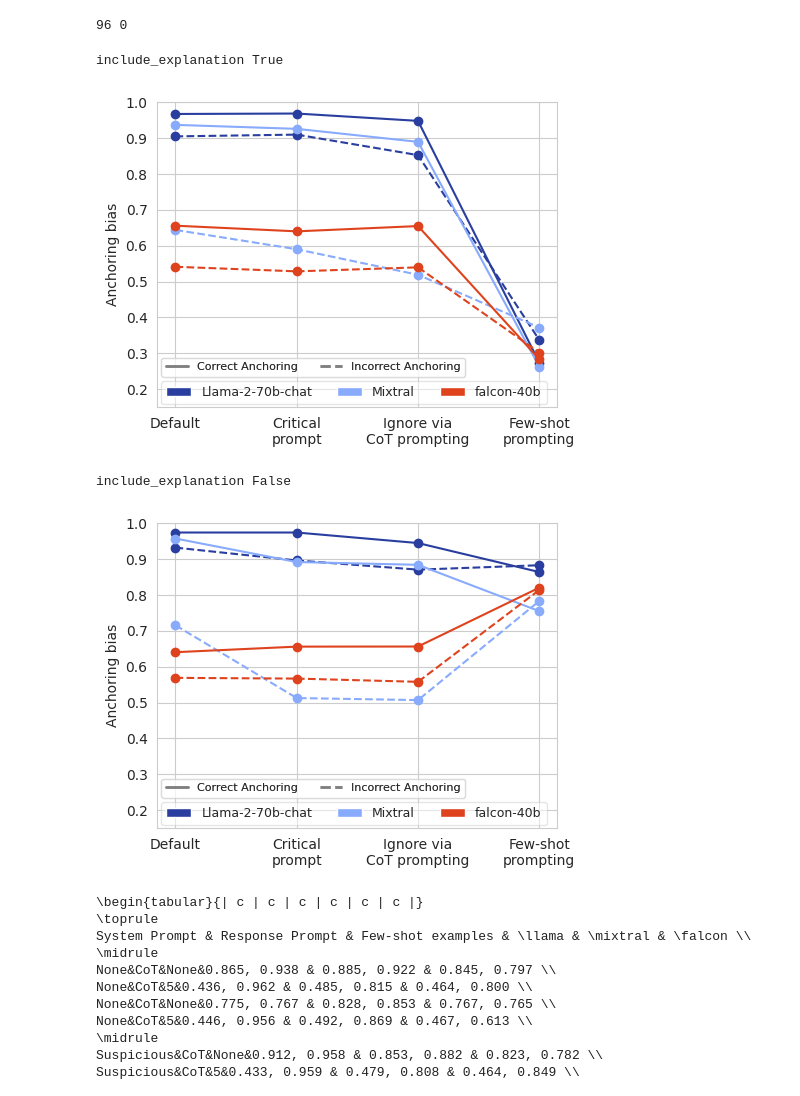
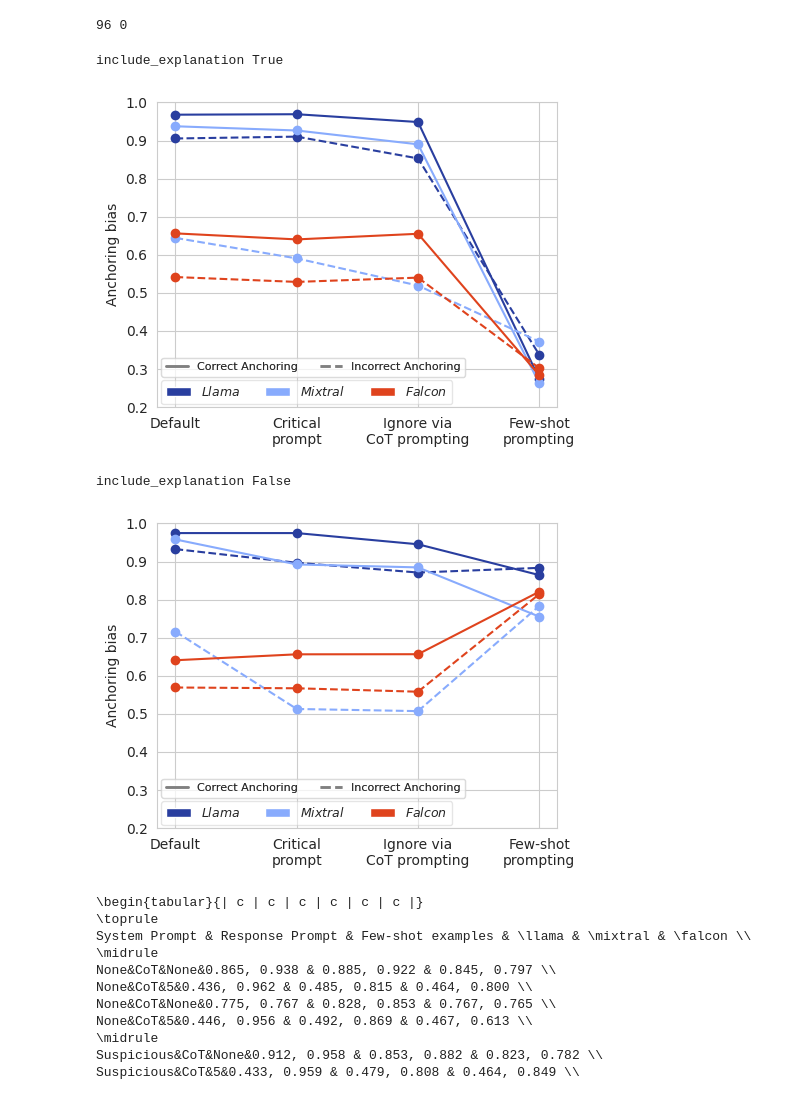
Before and after one commit to sanagno/scalable_oversight, a Jupyter notebook: notebooks/plot_predictions.ipynb, the cells around one changed output. Cells and saved outputs as stored; diff of their text form; code cells hidden in the pictures.

Commit message:
new plots

```diff
--- a/notebooks/plot_predictions.ipynb
+++ b/notebooks/plot_predictions.ipynb
@@ -1093,7 +1094,7 @@ for i, include_explanation in enumerate([True, False]):
             color=model_colors[model_idx],
         )
 
-    ax.set_ylim([0.15, 1.0])
+    ax.set_ylim([0.2, 1.0])
     ax.set_ylabel("Anchoring bias")
 
     ax.set_xticks(np.arange(len(modes)), list(modes.keys()), rotation=0)
@@ -1103,37 +1104,37 @@ for i, include_explanation in enumerate([True, False]):
         for model_idx in range(len(models))
     ]
     legend = ax.legend(
         legend_lines,
-        models,
+        [MODEL_NAMES[model] for model in models],
         loc=(0.01, 0.01),
         ncol=3,
         fontsize=9,
         framealpha=0.5,
     )
     ax.add_artist(legend)
 
     legend_lines = [
         plt.Line2D([0], [0], color="grey", alpha=1, ls=ls, lw=2) for ls in ["-", "--"]
     ]
     legend = ax.legend(
         legend_lines,
         ["Correct Anchoring", "Incorrect Anchoring"],
         loc=(0.01, 0.1),
         ncol=2,
         fontsize=8,
         framealpha=0.5,
     )
     ax.add_artist(legend)
 
     print("include_explanation", include_explanation)
     plt.tight_layout()
     plt.savefig("figures/prompting_{}.pdf".format(include_explanation))
     plt.show()
 # %% [output]
 include_explanation True
-[figure, old version]
+[figure, new version]
 include_explanation False
-[figure, old version]
+[figure, new version]
 # %%
 # Add more options for the appendix with a table
 
```
Also changed, not shown: parts of 5 cells of this notebook.
